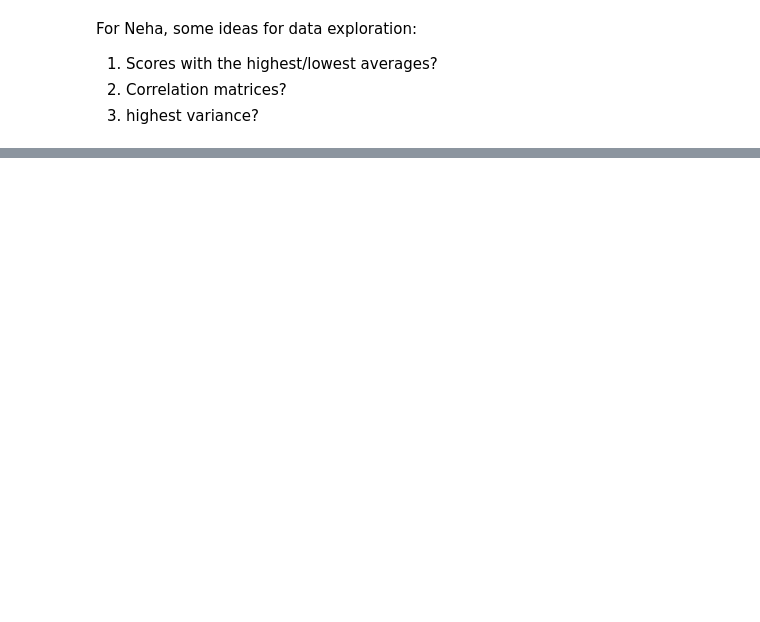
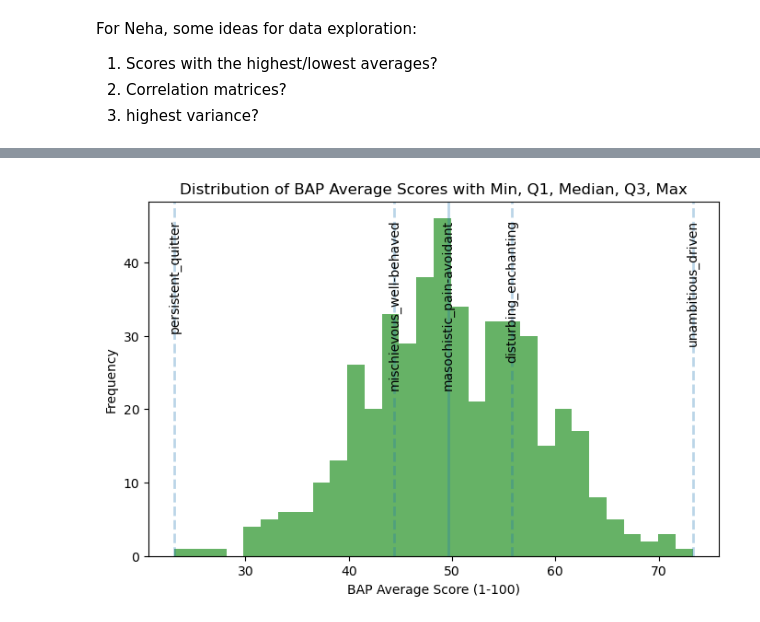
Before and after one commit to UCB-stat-159-f25/final-group03, a Jupyter notebook: 1-intro_exploration.ipynb, the cells around one changed output, grey strips where cells are left out. Saved outputs shown, nothing was run; the diff lists cells and outputs as text; code cells hidden in the pictures; blank space fills up the shorter version.

Commit message:
Updated intro_exploration.ipynb with more EDA and plots

```diff
--- a/1-intro_exploration.ipynb
+++ b/1-intro_exploration.ipynb
@@ -118,10 +124,17 @@ By taking an initial look at the data, it aligns with the Open Psychometrics Qui
 
 The columns represent each dimension on which the characters were rated—or "binary adjective pairs" (BAPs). We'll make these more legible using our `var_key` and provide actual names for the characters. We rename the columns based on the `var_key`, and then we drop a few specific columns: The authors used emojis for some of the BAPs, which are hard to interpret and cause problems with visualization, so they have been labelled "INVALID." In addition, the authors accidentally included the "hard-soft" pair twice, so only the first pair is kept.
 # %%
-char_score_data = pd.merge(char_key, data, on="id") # merge ratings with character information
-char_score_data.columns = ["id"] + ["character"] + ["source"] + var_key["scale"].to_list() # rename columns
-char_score_data = data.loc[:,~data.columns.str.startswith('INVALID')]
-char_score_data = data.loc[:, ~data.columns.duplicated()]
+# merge character names and source from char_key to char_score_data
+char_score_data = pd.merge(char_key, char_score_data, on="id")
+
+# rename columns for readability
+char_score_data.columns = ["id"] + ["character"] + ["source"] + var_key["scale"].to_list()
+
+# omit 'INVALID' keys with emojis in their BAP names
+char_score_data = char_score_data.loc[:,~char_score_data.columns.str.startswith('INVALID')]
+
+# remove duplicated column names/BAPs
+char_score_data = char_score_data.loc[:, ~char_score_data.columns.duplicated()]
 # %% [markdown]
 In the datafame below, the low end of the 100-point scale correspond to left-hand "adjective", and vice versa.
 # %%
@@ -183,0 +283,4 @@ For Neha, some ideas for data exploration:
+# %%
+# see the column-wise means for all the BAPs
+bap_averages = char_score_data.iloc[:, 3:465].mean(axis=0).sort_values(ascending=False)
+bap_averages
@@ -183,0 +300,53 @@ For Neha, some ideas for data exploration:
+# %%
+# see a histogram of the bap_averages
+
+s = bap_averages
+
+# calculate summary statistics
+min_val = s.min()
+q1_val = s.quantile(0.25)
+median_val = s.quantile(0.50)
+q3_val = s.quantile(0.75)
+max_val = s.max()
+
+# corresponding indices
+min_idx = s.idxmin()
+max_idx = s.idxmax()
+q1_idx = (s - q1_val).abs().idxmin()
+median_idx = (s - median_val).abs().idxmin()
+q3_idx = (s - q3_val).abs().idxmin()
+
+# plot the histogram
+plt.figure(figsize=(8, 5))
+plt.hist(vals, bins=30, alpha=0.6, color = 'green')
+
+# plot vertical lines
+plt.axvline(min_val, linestyle="--", linewidth=2, alpha = 0.3)
+plt.axvline(q1, linestyle="--", linewidth=2, alpha = 0.3)
+plt.axvline(median, linestyle="-", linewidth=2, alpha = 0.3)
+plt.axvline(q3, linestyle="--", linewidth=2, alpha = 0.3)
+plt.axvline(max_val, linestyle="--", linewidth=2, alpha = 0.3)
+
+# create annotations
+ymax = plt.ylim()[1]
+
+plt.text(min_val, ymax * 0.95, f"{min_idx}", rotation=90, va="top", ha="center")
+plt.text(q1_val, ymax * 0.95, f"{q1_idx}", rotation=90, va="top", ha="center")
+plt.text(median_val, ymax * 0.95, f"{median_idx}", rotation=90, va="top", ha="center")
+plt.text(q3_val, ymax * 0.95, f"{q3_idx}", rotation=90, va="top", ha="center")
+plt.text(max_val, ymax * 0.95, f"{max_idx}", rotation=90, va="top", ha="center")
+
+# make labels
+plt.xlabel("BAP Average Score (1-100)")
+plt.ylabel("Frequency")
+plt.title("Distribution of BAP Average Scores with Min, Q1, Median, Q3, Max")
+
+# create a visualizations folder to save this visualization if it doesn't exist
+os.makedirs("visualizations", exist_ok=True)
+
+# save the figure as bap_averages_histogram.png
+plt.savefig("visualizations/bap_averages_histogram.png", dpi=300, bbox_inches="tight")
+
+plt.show()
+# %% [output]
+[figure, added]
```
Also changed, not shown: parts of 20 cells of this notebook.
